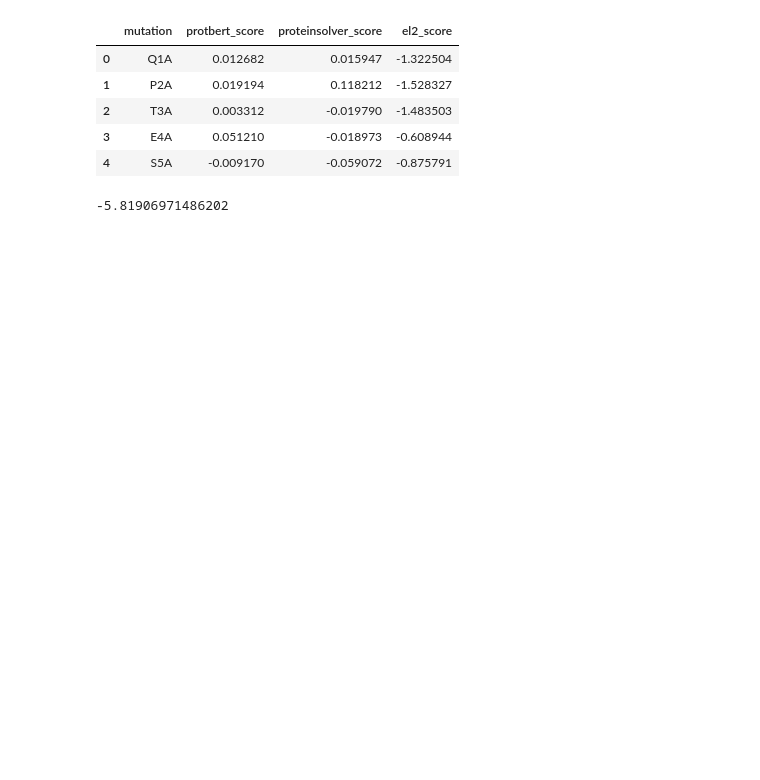
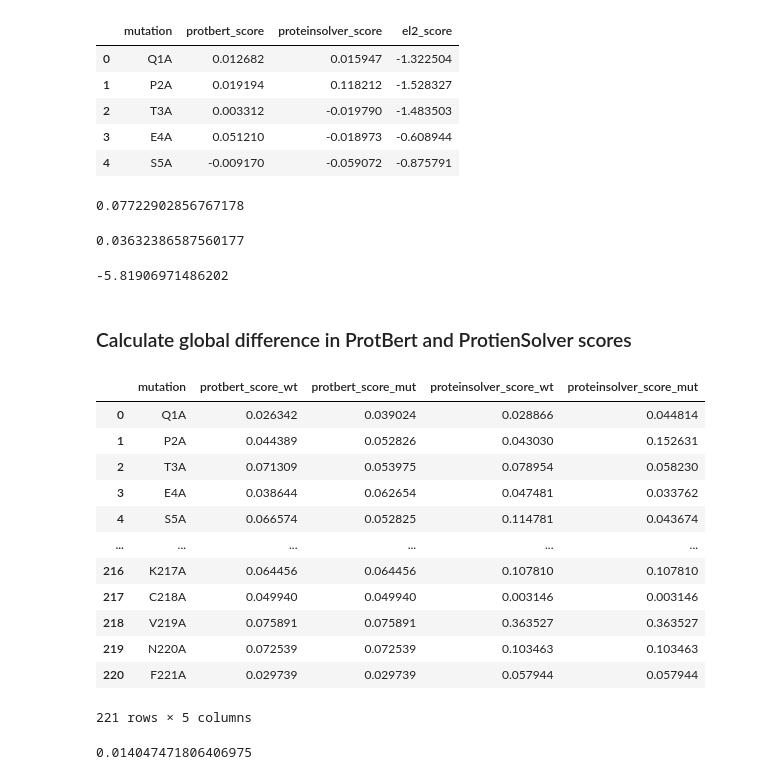
Before and after one commit to elaspic/elaspic2, a Jupyter notebook: notebooks/10_multiresidue_demo.ipynb, the cells around one changed output. Cells and saved outputs as stored; diff of their text form; code cells hidden in the pictures; blank space fills up the shorter version.

```diff
--- a/notebooks/10_multiresidue_demo.ipynb
+++ b/notebooks/10_multiresidue_demo.ipynb
@@ -220,13 +217,0 @@ ELASPIC2Data(is_interface=False, protbert_data=ProtBertData(sequence='QPTESIVRFP
-# %%
-mutation_features = model.analyze_mutation(mutations[0], protein_features_wt)
-
-protbert_score_wt = mutation_features["protbert_core_score_wt"]
-proteinsolver_score_wt = mutation_features["proteinsolver_core_score_wt"]
-# %%
-protein_features_mut = apply_mutations(protein_features_wt, mutations)
-
-reverse_mutation = f"{mutations[-1][-1]}{mutations[-1][1:-1]}{mutations[-1][0]}"
-mutation_features = model.analyze_mutation(reverse_mutation, protein_features_mut)
-
-protbert_score_mut = mutation_features["protbert_core_score_wt"]
-proteinsolver_score_mut = mutation_features["proteinsolver_core_score_wt"]
@@ -280,6 +242,18 @@ results_df
 | 2 | T3A | 0.003312 | -0.019790 | -1.483503 |
 | 3 | E4A | 0.051210 | -0.018973 | -0.608944 |
 | 4 | S5A | -0.009170 | -0.059072 | -0.875791 |
+# %%
+protbert_score = results_df["protbert_score"].sum()
+
+protbert_score  # 0.07722902856767178
+# %% [output]
+0.07722902856767178
+# %%
+proteinsolver_score = results_df["proteinsolver_score"].sum()
+
+proteinsolver_score # 0.036323973909020424
+# %% [output]
+0.03632386587560177
 # %%
 total_el2_score = results_df["el2_score"].sum()
 
@@ -287,2 +261,52 @@ total_el2_score
 # %% [output]
 -5.81906971486202
+# %% [markdown]
+### Calculate global difference in ProtBert and ProtienSolver scores
+# %%
+results_global = []
+
+for idx, (aa_wt, aa_mut) in tqdm(enumerate(zip(protein_sequence_wt, protein_sequence_mut)), total=len(protein_sequence_wt)):
+    if aa_wt != aa_mut:
+        mutation = f"{aa_wt}{idx + 1}{aa_mut}"
+        mutation_features = model.analyze_mutation(mutation, protein_features_wt)
+        results_global.append({
+            "mutation": mutation,
+            "protbert_score_wt": mutation_features["protbert_core_score_wt"],
+            "protbert_score_mut": mutation_features["protbert_core_score_mut"],
+            "proteinsolver_score_wt": mutation_features["proteinsolver_core_score_wt"],
+            "proteinsolver_score_mut": mutation_features["proteinsolver_core_score_mut"],
+        })
+    else:
+        mutation = f"{aa_wt}{idx + 1}{'A' if aa_wt != 'A' else 'G'}"
+        mutation_features = model.analyze_mutation(mutation, protein_features_wt)
+        results_global.append({
+            "mutation": mutation,
+            "protbert_score_wt": mutation_features["protbert_core_score_wt"],
+            "protbert_score_mut": mutation_features["protbert_core_score_wt"],
+            "proteinsolver_score_wt": mutation_features["proteinsolver_core_score_wt"],
+            "proteinsolver_score_mut": mutation_features["proteinsolver_core_score_wt"],
+        })
+# %%
+results_global_df = pd.DataFrame(results_global)
+
+results_global_df
+# %% [output]
+|  | mutation | protbert_score_wt | protbert_score_mut | proteinsolver_score_wt | proteinsolver_score_mut |
+| 0 | Q1A | 0.026342 | 0.039024 | 0.028866 | 0.044814 |
+| 1 | P2A | 0.044389 | 0.052826 | 0.043030 | 0.152631 |
+| 2 | T3A | 0.071309 | 0.053975 | 0.078954 | 0.058230 |
+| 3 | E4A | 0.038644 | 0.062654 | 0.047481 | 0.033762 |
+| 4 | S5A | 0.066574 | 0.052825 | 0.114781 | 0.043674 |
+| ... | ... | ... | ... | ... | ... |
+| 216 | K217A | 0.064456 | 0.064456 | 0.107810 | 0.107810 |
+| 217 | C218A | 0.049940 | 0.049940 | 0.003146 | 0.003146 |
+| 218 | V219A | 0.075891 | 0.075891 | 0.363527 | 0.363527 |
+| 219 | N220A | 0.072539 | 0.072539 | 0.103463 | 0.103463 |
+| 220 | F221A | 0.029739 | 0.029739 | 0.057944 | 0.057944 |
+221 rows × 5 columns
+# %%
+protbert_score = results_global_df["protbert_score_mut"].sum() - results_global_df["protbert_score_wt"].sum()
+
+protbert_score  # 0.014047471806406975
+# %% [output]
+0.014047471806406975
```
Also changed, not shown: parts of 7 cells of this notebook.
